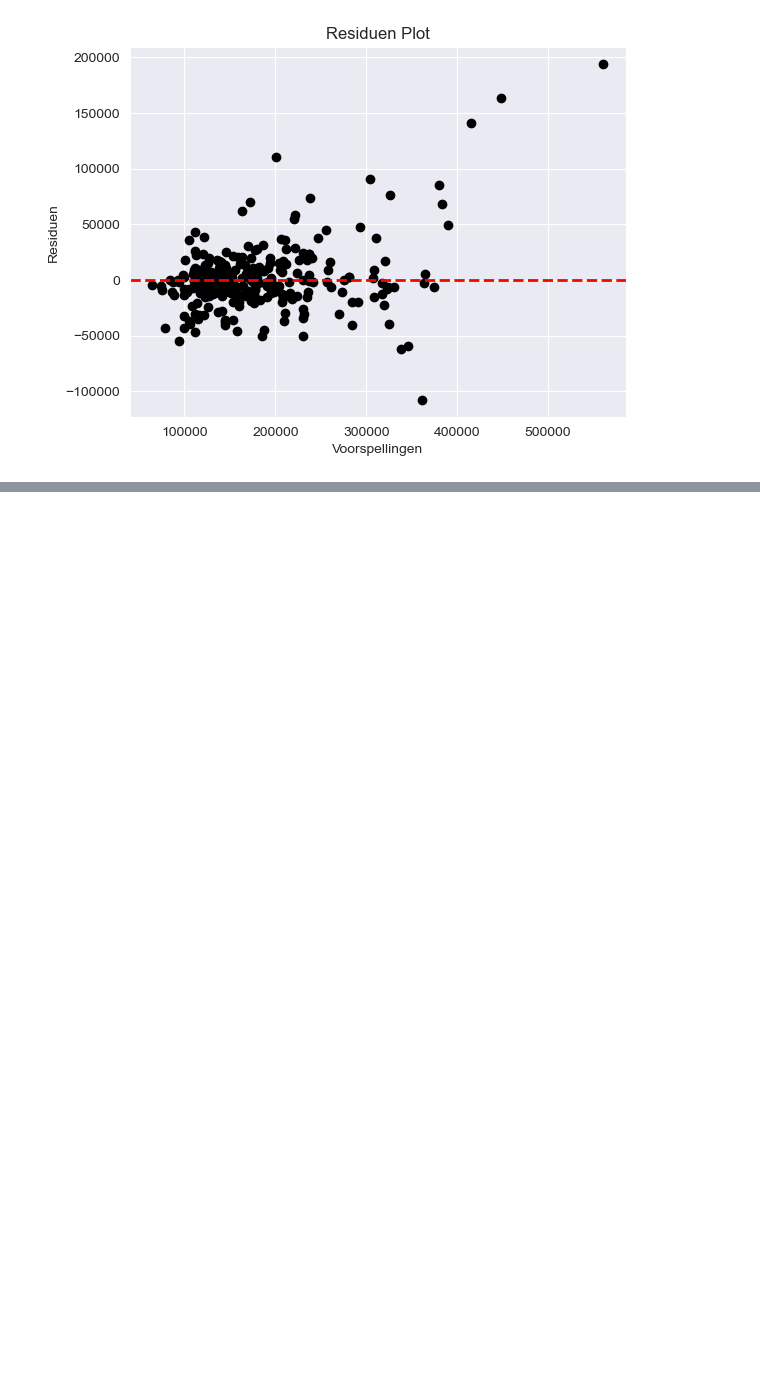
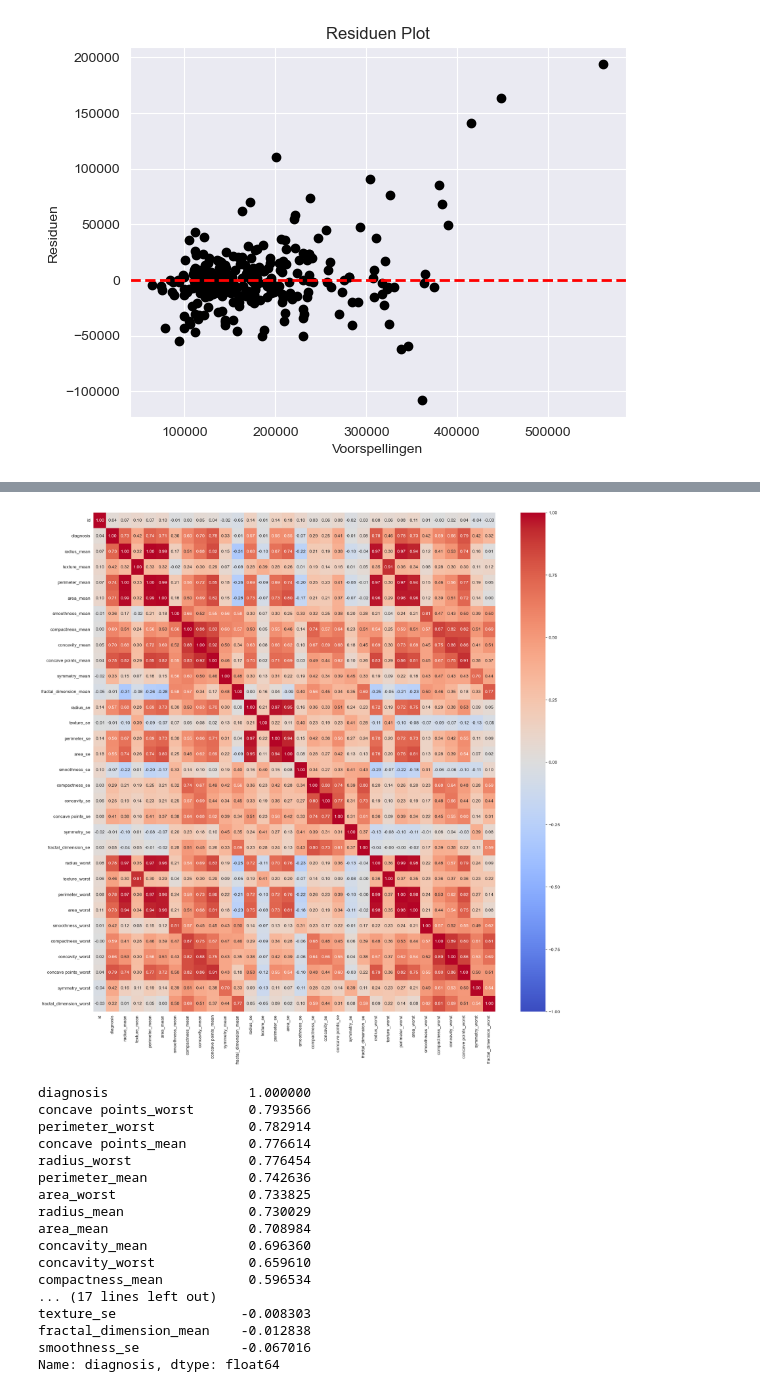
Before and after one commit to ValentijnK/mining_data_1, a Jupyter notebook: data_mining_1.ipynb, the cells around one changed output, grey strips where cells are left out. Drawn from its saved outputs; the diff is of its cells as text; code cells hidden in the pictures; blank space fills up the shorter version.

```diff
--- a/data_mining_1.ipynb
+++ b/data_mining_1.ipynb
@@ -114,0 +117,3 @@ Score: 97.93
+# %%
+# Laat borstkanker dataset in
+cdf = pd.read_csv('breast_cancer_data.csv')
@@ -114,0 +172,30 @@ Score: 97.93
+# %%
+# Kolom unnamed bevat geen nuttige data. Verwijder uit de dataset.
+cdf = cdf.drop('Unnamed: 32', axis=1)
+# Alleen kolom diagnosis is niet numeriek. Alle waardes moeten naar numeriek
+# waardes bestaan uit: B of M
+cdf['diagnosis'] = cdf['diagnosis'].apply(lambda x: 0 if x == 'B' else 1)
+# %%
+plt.figure(figsize=(20, 20))
+sns.heatmap(cdf.corr(), annot=True, cmap='coolwarm', fmt='.2f', vmin=-1, vmax=1)
+plt.show()
+print(cdf.corr()['diagnosis'].sort_values(ascending=False))
+# %% [output]
+[figure, added]
+diagnosis                  1.000000
+concave points_worst       0.793566
+perimeter_worst            0.782914
+concave points_mean        0.776614
+radius_worst               0.776454
+perimeter_mean             0.742636
+area_worst                 0.733825
+radius_mean                0.730029
+area_mean                  0.708984
+concavity_mean             0.696360
+concavity_worst            0.659610
+compactness_mean           0.596534
+... (17 lines left out)
+texture_se                -0.008303
+fractal_dimension_mean    -0.012838
+smoothness_se             -0.067016
+Name: diagnosis, dtype: float64
```
Also changed, not shown: parts of 11 cells of this notebook.
